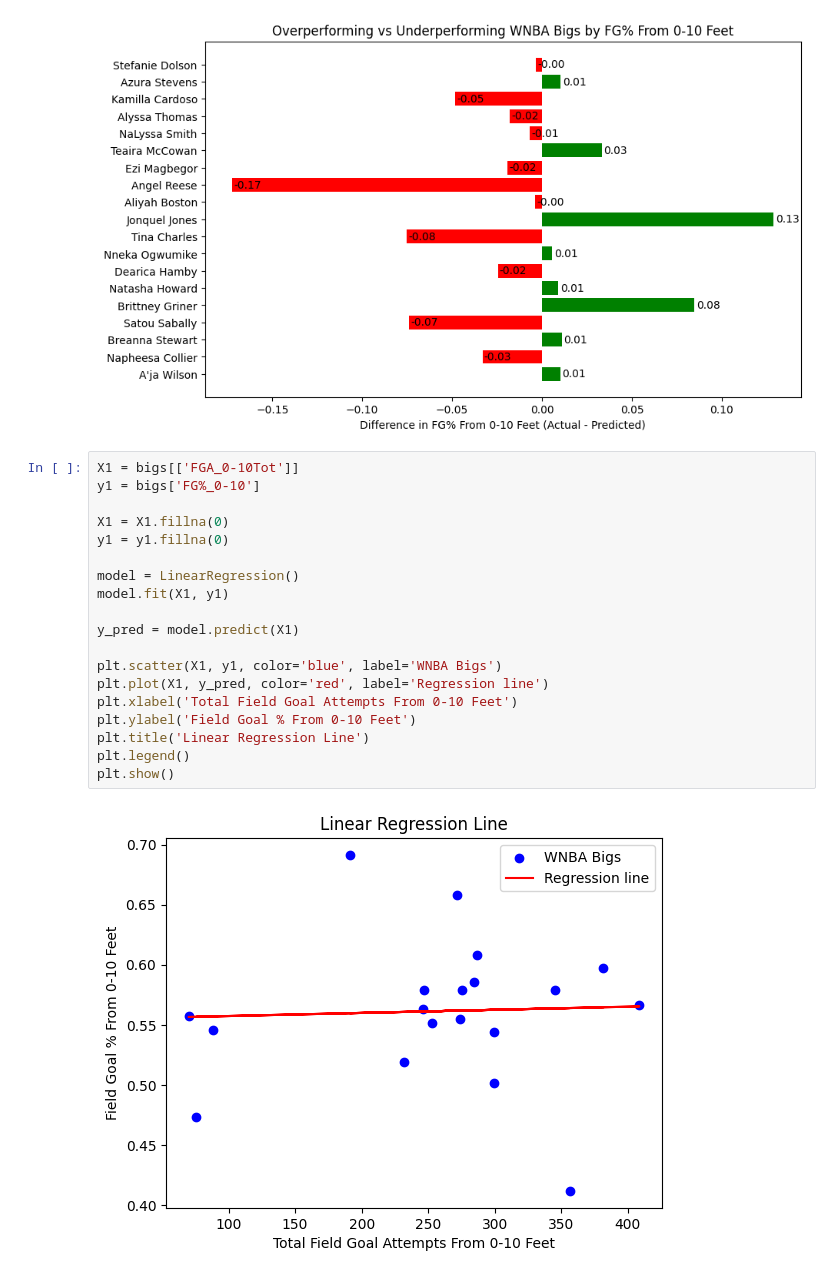
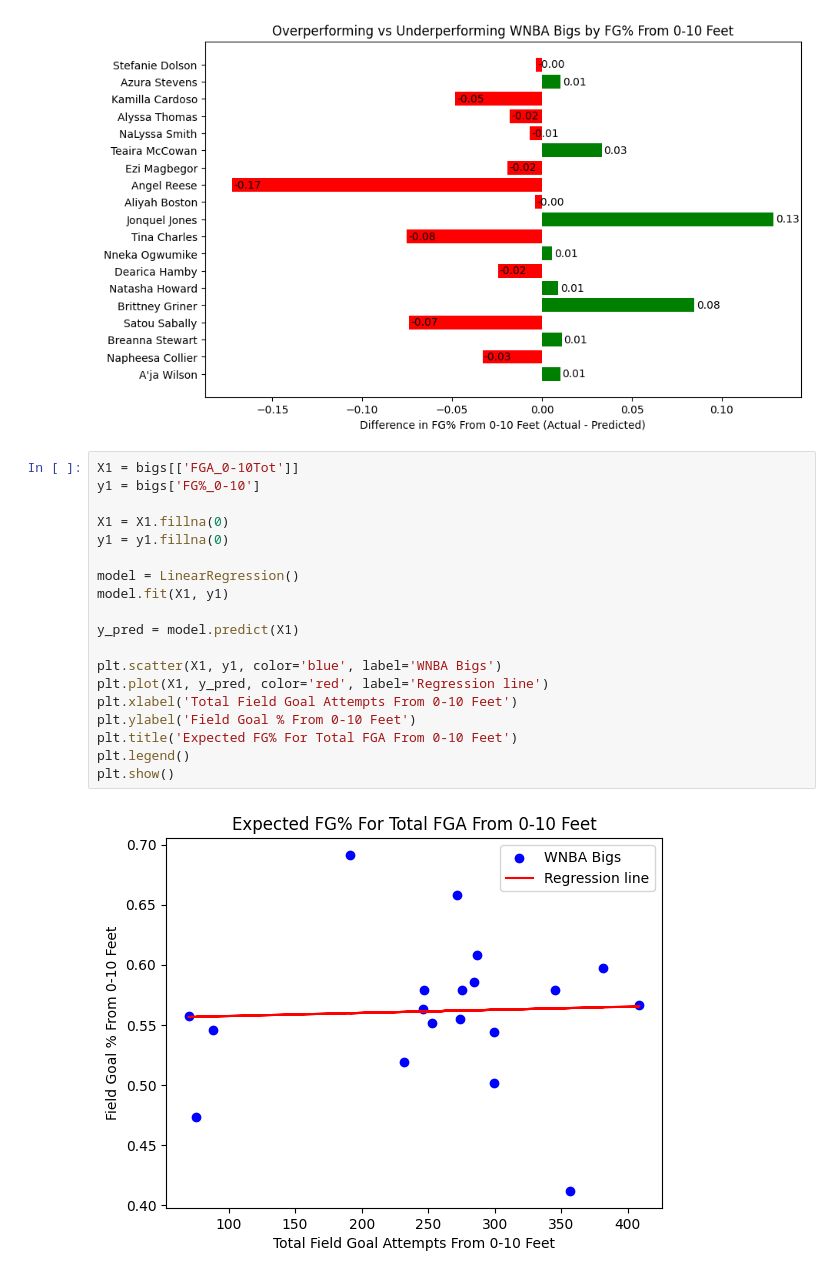
Before and after one commit to vtrackstar/Google-DA-Projects, a Jupyter notebook: 2024-wnba-bigs-linear-regression-and-kmeans.ipynb, the cells around one changed output. Saved outputs shown, nothing was run; the diff lists cells and outputs as text.

Commit message:
Kaggle Notebook | 2024 WNBA Bigs: Linear Regression and KMeans | Version 7

```diff
--- a/2024-wnba-bigs-linear-regression-and-kmeans.ipynb
+++ b/2024-wnba-bigs-linear-regression-and-kmeans.ipynb
@@ -213,21 +208,21 @@ plt.show()
 # %%
 X1 = bigs[['FGA_0-10Tot']]
 y1 = bigs['FG%_0-10']
 
 X1 = X1.fillna(0)
 y1 = y1.fillna(0)
 
 model = LinearRegression()
 model.fit(X1, y1)
 
 y_pred = model.predict(X1)
 
 plt.scatter(X1, y1, color='blue', label='WNBA Bigs')
 plt.plot(X1, y_pred, color='red', label='Regression line')
 plt.xlabel('Total Field Goal Attempts From 0-10 Feet')
 plt.ylabel('Field Goal % From 0-10 Feet')
-plt.title('Linear Regression Line')
+plt.title('Expected FG% For Total FGA From 0-10 Feet')
 plt.legend()
 plt.show()
 # %% [output]
-[figure, old version]
+[figure, new version]
```
Also changed, not shown: parts of 13 cells of this notebook.
